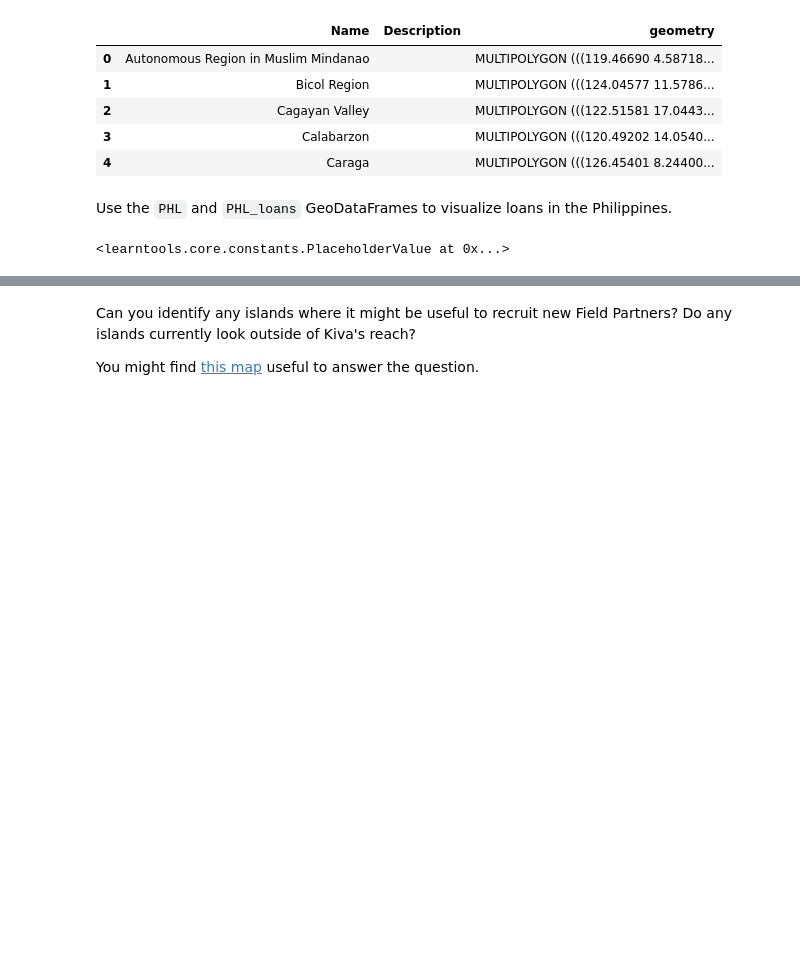
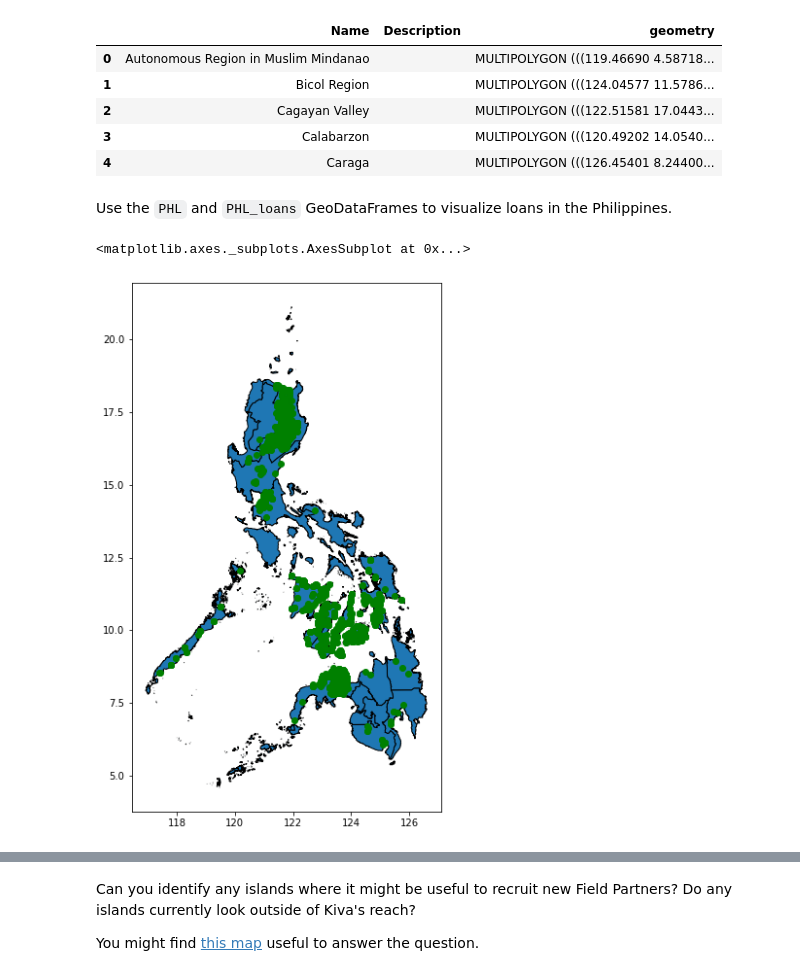
Before and after one commit to Mike-Xie/Interview_Practice_Data_Science, a Jupyter notebook: exercise-your-first-map.ipynb, the cells around one changed output, grey strips where cells are left out. Saved outputs shown, nothing was run; the diff lists cells and outputs as text; code cells hidden in the pictures; blank space fills up the shorter version.

```diff
--- a/exercise-your-first-map.ipynb
+++ b/exercise-your-first-map.ipynb
@@ -168,6 +177,6 @@ Next, you'll focus on loans that are based in the Philippines.  Use the next cod
 # %%
 # Your code here
-PHL_loans = ____
+PHL_loans = world_loans[world_loans.country == 'Philippines']
 
 # Check your answer
 q_3.check()
@@ -198,12 +207,15 @@ PHL.head()
 Use the `PHL` and `PHL_loans` GeoDataFrames to visualize loans in the Philippines.
 # %%
 # Your code here
-____
+ax = PHL.plot(figsize=(10,10), color='gray',edgecolor='black')
+
+PHL_loans.plot(ax=ax, color='green')
 
 # Uncomment to see a hint
 #q_4.a.hint()
 # %% [output]
-<learntools.core.constants.PlaceholderValue at 0x...>
+<matplotlib.axes._subplots.AxesSubplot at 0x...>
+[figure, added]
 # %%
 # Get credit for your work after you have created a map
 q_4.a.check()
```
Also changed, not shown: parts of 5 cells of this notebook.
